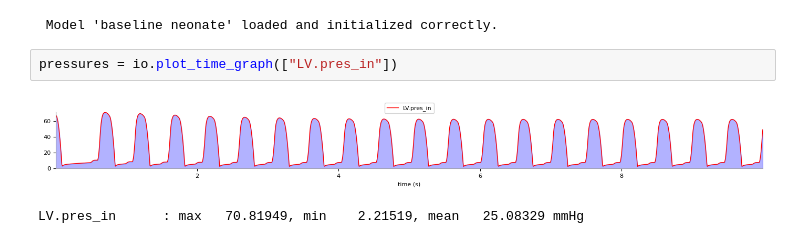
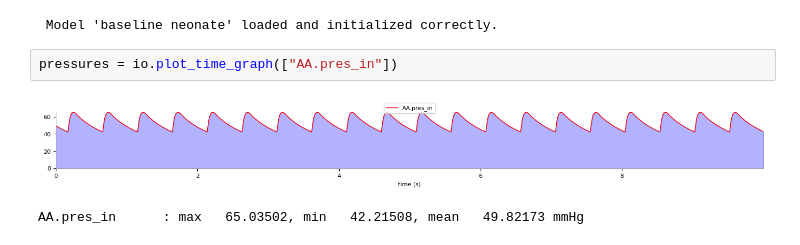
Before and after one commit to Dobutamine/explain-python, a Jupyter notebook: notebooks/normal_neonate.ipynb, the cells around one changed output. Saved outputs shown, nothing was run; the diff lists cells and outputs as text.

```diff
--- a/notebooks/normal_neonate.ipynb
+++ b/notebooks/normal_neonate.ipynb
@@ -22,9 +22,9 @@ io = BaseInterface(model)
 # %% [output]
  Model 'baseline neonate' loaded and initialized correctly.
 # %%
-pressures = io.plot_time_graph(["LV.pres_in"])
+pressures = io.plot_time_graph(["AA.pres_in"])
 # %% [output]
-[figure, old version]
+[figure, new version]
-LV.pres_in      : max   70.81949, min    2.21519, mean   25.08329 mmHg
+AA.pres_in      : max   65.03502, min   42.21508, mean   49.82173 mmHg
 # %%
 io.calculate(60)
```
Also changed, not shown: parts of 2 cells of this notebook, 2 other files.
